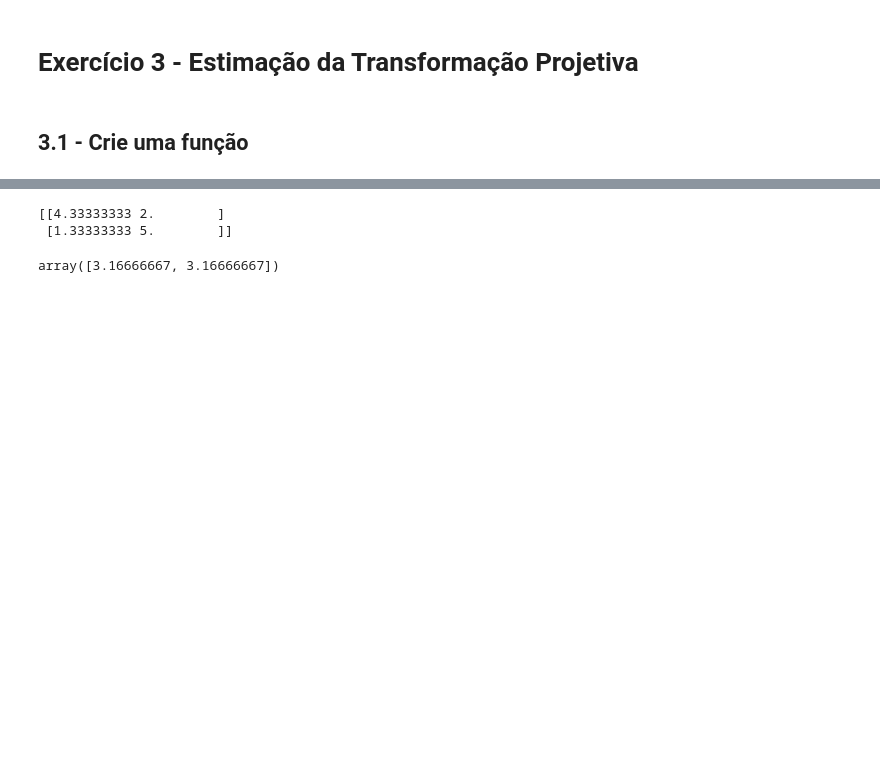
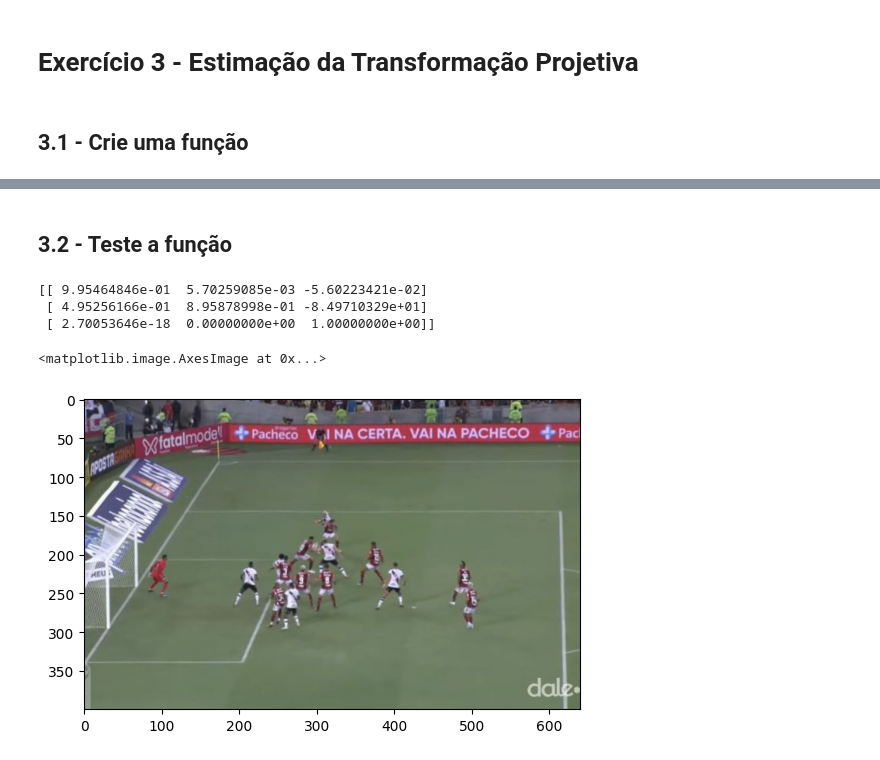
Before and after one commit to scrocha/visao-computacional-2024, a Jupyter notebook: Lista_01/Exercicios.ipynb, the cells around one changed output, grey strips where cells are left out. Cells and saved outputs as stored; diff of their text form; code cells hidden in the pictures; blank space fills up the shorter version.

```diff
--- a/Lista_01/Exercicios.ipynb
+++ b/Lista_01/Exercicios.ipynb
@@ -168,13 +181,19 @@ def my_estimation(lst1, lst2):
-# %%
-pontos_fonte = [[0, 0], [1, 0], [1, 1], [0, 1]]
-pontos_destino = [[2, 3], [5, 3], [5, 6], [2, 6]]
-ponto_a_transformar = [0.5, 0.5]
-T = my_estimation(pontos_fonte, pontos_destino)
-print(T)
-# %% [output]
-[[4.33333333 2.        ]
- [1.33333333 5.        ]]
-# %%
-T @ np.array(ponto_a_transformar)
-# %% [output]
-array([3.16666667, 3.16666667])
+# %% [markdown]
+## 3.2 - Teste a função
+# %%
+pontos_origem  = [[208, 91], [209, 262], [339, 208], [341, 0]] # Pontos do jogo vasco flamengo
+pontos_destino= [[208, 91], [209, 262], [339, 262], [339, 91]] # Pontos de cima
+
+T_2 = my_estimation(pontos_origem, pontos_destino)
+print(T_2)
+# %% [output]
+[[ 9.95464846e-01  5.70259085e-03 -5.60223421e-02]
+ [ 4.95256166e-01  8.95878998e-01 -8.49710329e+01]
+ [ 2.70053646e-18  0.00000000e+00  1.00000000e+00]]
+# %%
+img = cv.imread('./Vasco_Flamengo.jpg')
+img = img[:,:,::-1]
+plt.imshow(img)
+# %% [output]
+<matplotlib.image.AxesImage at 0x...>
+[figure, added]
```
Also changed, not shown: parts of 7 cells of this notebook.
